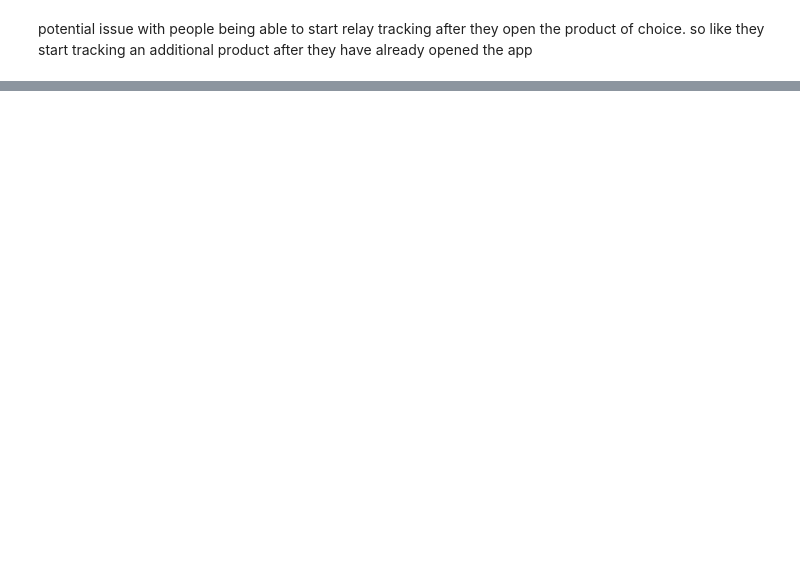
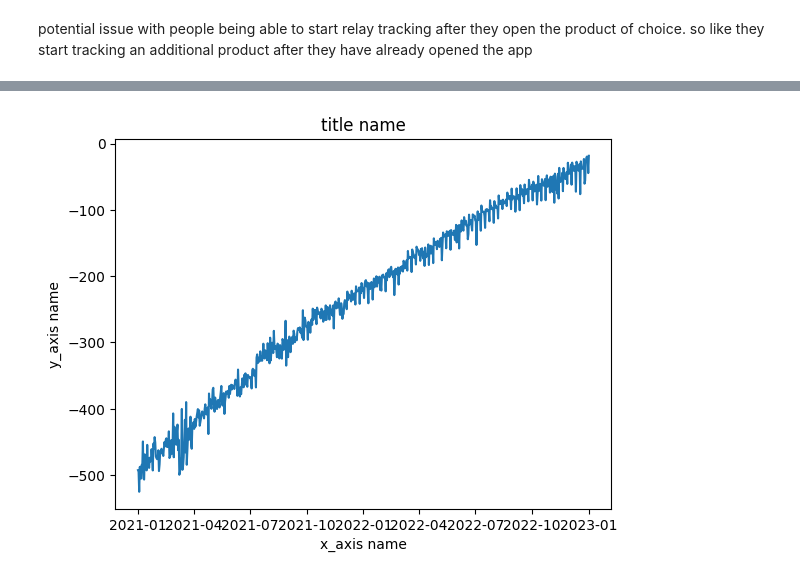
Before and after one commit to chasewes/DataSlayers, a Jupyter notebook: cant_code/individual_models.ipynb, the cells around one changed output, grey strips where cells are left out. Drawn from its saved outputs; the diff is of its cells as text; code cells hidden in the pictures; blank space fills up the shorter version.

Commit message:
Adding plot changes to individual_models

```diff
--- a/cant_code/individual_models.ipynb
+++ b/cant_code/individual_models.ipynb
@@ -198,0 +337,2 @@ Name: response, dtype: int64
+# %%
+dates = pd.date_range('1/1/2021', '1/1/2023').tolist()
@@ -198,0 +344,6 @@ Name: response, dtype: int64
+# %%
+day_map = dict.fromkeys(dates, 0)
+for day in dates:
+    temp = dataframe[dataframe['xbuy_date'] == day]
+    col = temp['xbuy_days']
+    day_map[day] = col.mean()
@@ -198,0 +354,10 @@ Name: response, dtype: int64
+# %%
+#x = day_map.keys
+plt.plot(day_map.keys(), day_map.values())
+plt.title('title name')
+plt.xlabel('x_axis name')
+plt.ylabel('y_axis name')
+#plt.xlim(left=datetime.date(20, 1, 1))
+plt.show()
+# %% [output]
+[figure, added]
```
Also changed, not shown: parts of 17 cells of this notebook.
